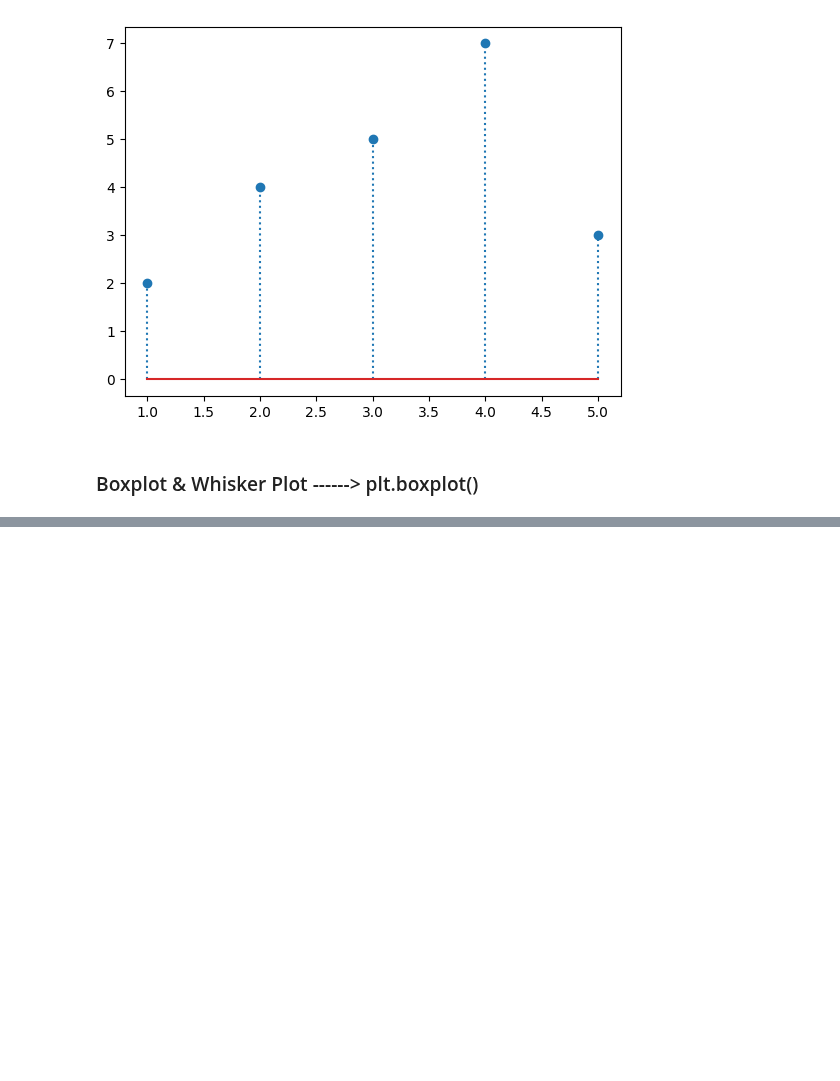
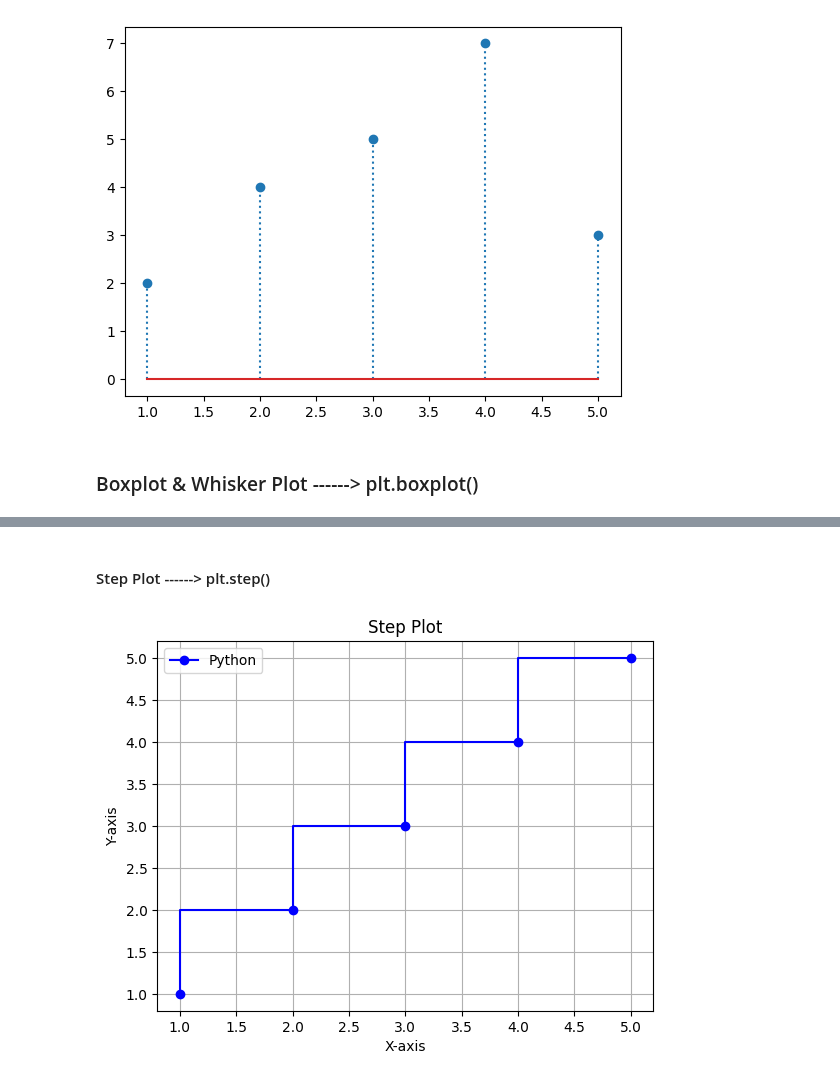
Before and after one commit to AnkitBhagat17/Data_Visualization, a Jupyter notebook: Matplotlib.ipynb, the cells around one changed output, grey strips where cells are left out. Drawn from its saved outputs; the diff is of its cells as text; code cells hidden in the pictures; blank space fills up the shorter version.

```diff
--- a/Matplotlib.ipynb
+++ b/Matplotlib.ipynb
@@ -147,0 +176,16 @@ plt.show()
+# %% [markdown]
+#### Step Plot ------> plt.step()
+# %%
+import matplotlib.pyplot as plt
+
+x = [1, 2, 3, 4, 5]
+y = [1,2,3,4,5]
+plt.step(x,y,color='blue',marker='o',label='Python')
+plt.title("Step Plot")
+plt.legend()
+plt.grid()
+plt.xlabel("X-axis")
+plt.ylabel("Y-axis")
+plt.show()
+# %% [output]
+[figure, added]
```
Also changed, not shown: parts of 7 cells of this notebook.
